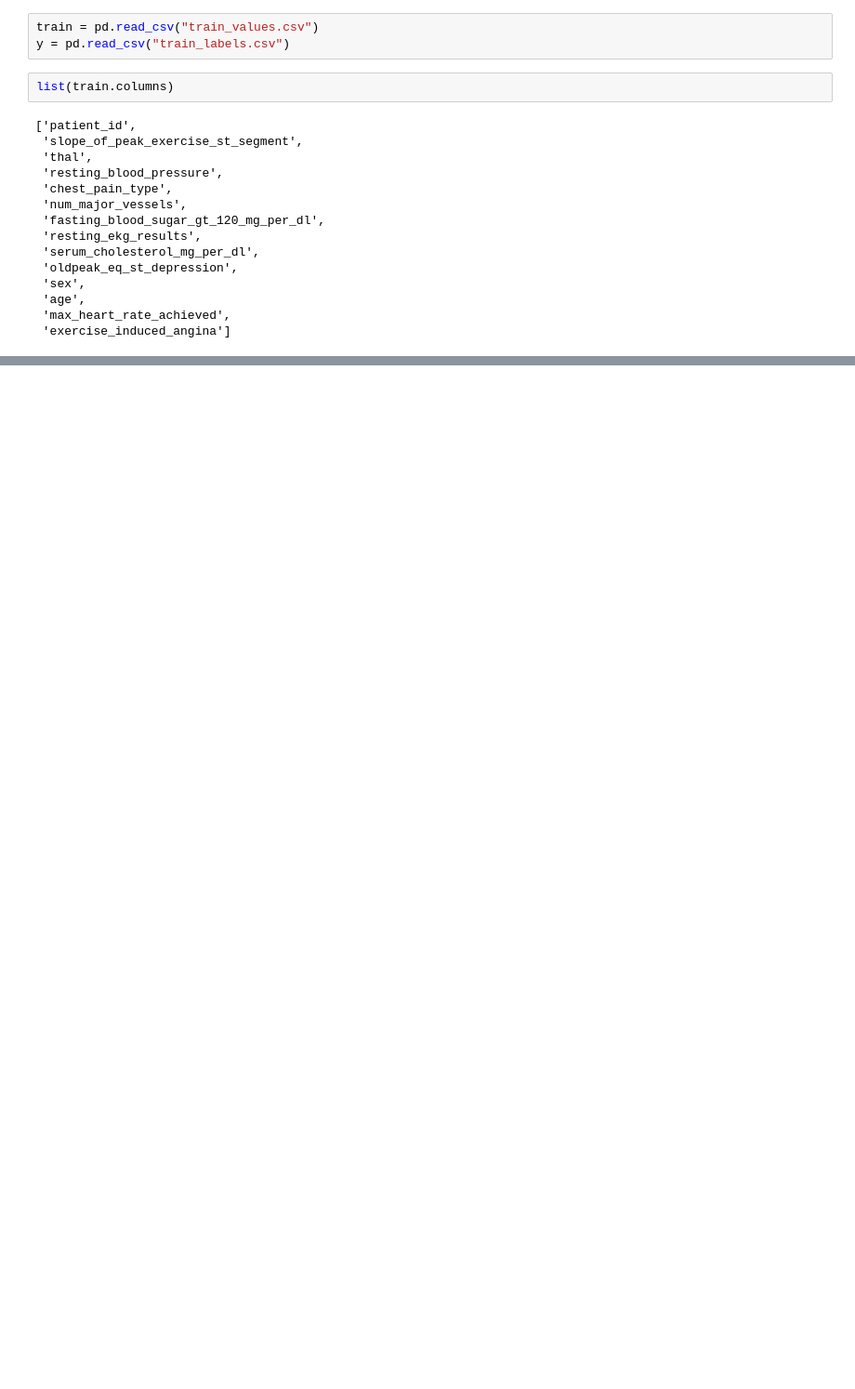
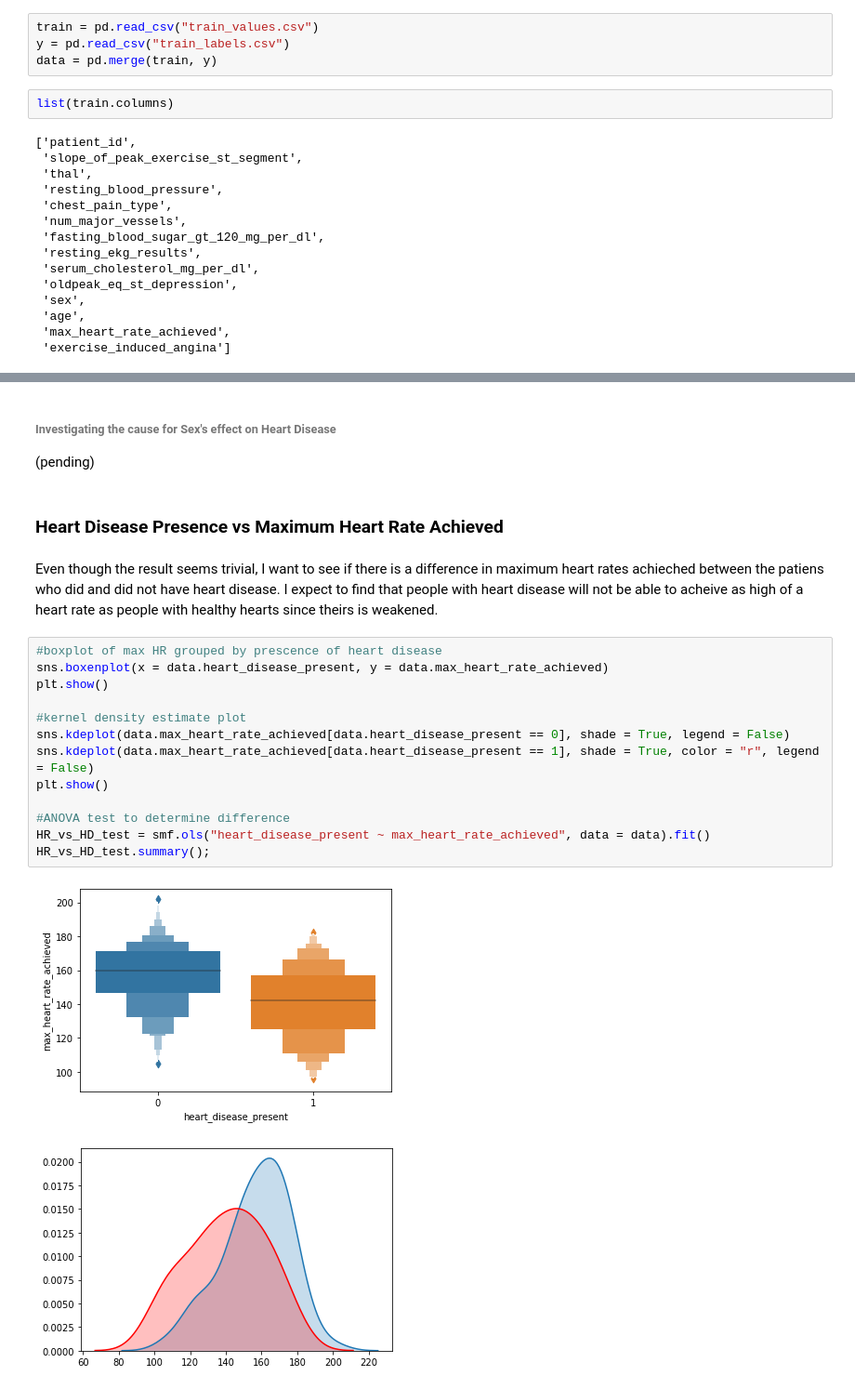
Before and after one commit to Antonio-Avila/Heart-Disease, a Jupyter notebook: Heart_jpn.ipynb, the cells around one changed output, grey strips where cells are left out. Shown: that part at 93% size. Saved outputs shown, nothing was run; the diff lists cells and outputs as text; blank space fills up the shorter version.

```diff
--- a/Heart_jpn.ipynb
+++ b/Heart_jpn.ipynb
@@ -19,6 +19,7 @@ from plotly.plotly import iplot
 # %%
 train = pd.read_csv("train_values.csv")
 y = pd.read_csv("train_labels.csv")
+data = pd.merge(train, y)
 # %%
 list(train.columns)
 # %% [output]
@@ -141,0 +220,23 @@ A bar plot comparing the average ages per each chest pain type furthers my suspi
+# %% [markdown]
+###### Investigating the cause for Sex's effect on Heart Disease
+(pending)
+# %% [markdown]
+###  Heart Disease Presence vs Maximum Heart Rate Achieved
+# %% [markdown]
+Even though the result seems trivial, I want to see if there is a difference in maximum heart rates achieched between the patiens who did and did not have heart disease. I expect to find that people with heart disease will not be able to acheive as high of a heart rate as people with healthy hearts since theirs is weakened.
+# %%
+#boxplot of max HR grouped by prescence of heart disease
+sns.boxenplot(x = data.heart_disease_present, y = data.max_heart_rate_achieved)
+plt.show()
+
+#kernel density estimate plot
+sns.kdeplot(data.max_heart_rate_achieved[data.heart_disease_present == 0], shade = True, legend = False)
+sns.kdeplot(data.max_heart_rate_achieved[data.heart_disease_present == 1], shade = True, color = "r", legend = False)
+plt.show()
+
+#ANOVA test to determine difference
+HR_vs_HD_test = smf.ols("heart_disease_present ~ max_heart_rate_achieved", data = data).fit()
+HR_vs_HD_test.summary();
+# %% [output]
+[figure, added]
+[figure, added]
```
Also changed, not shown: parts of 23 cells of this notebook.
